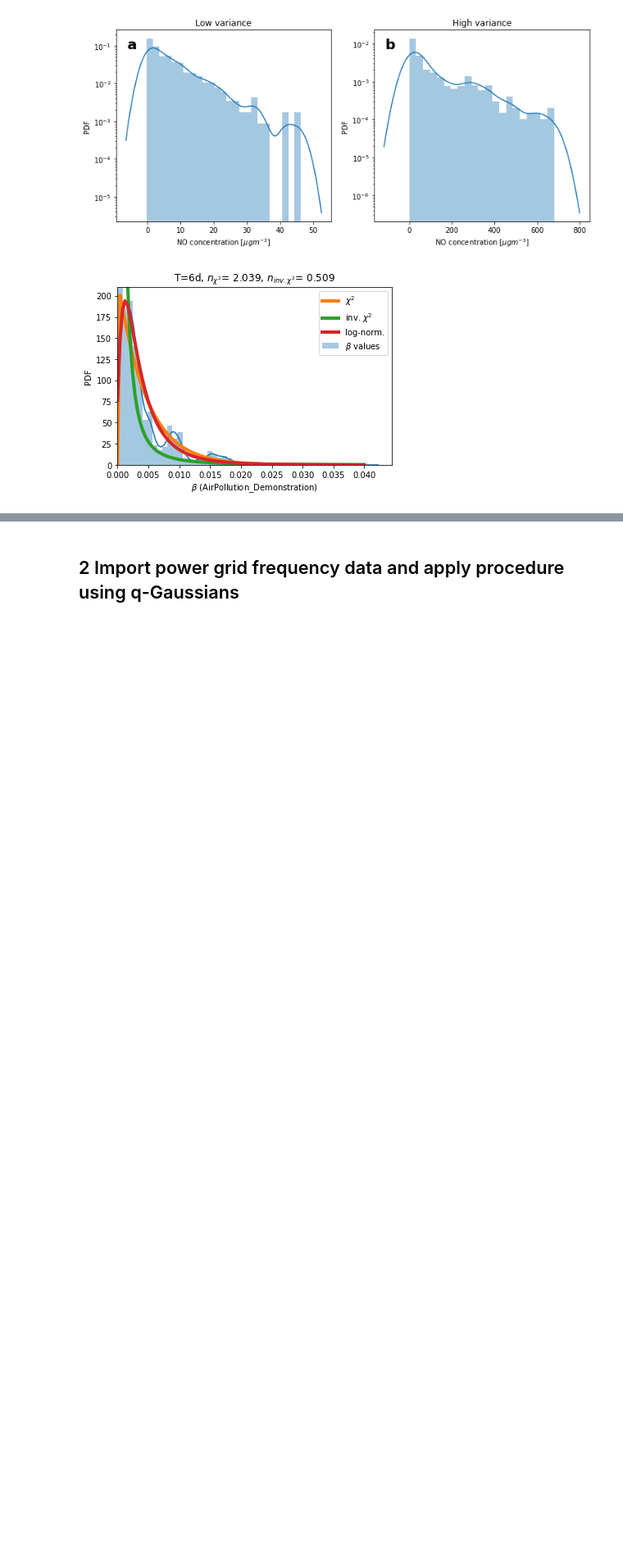
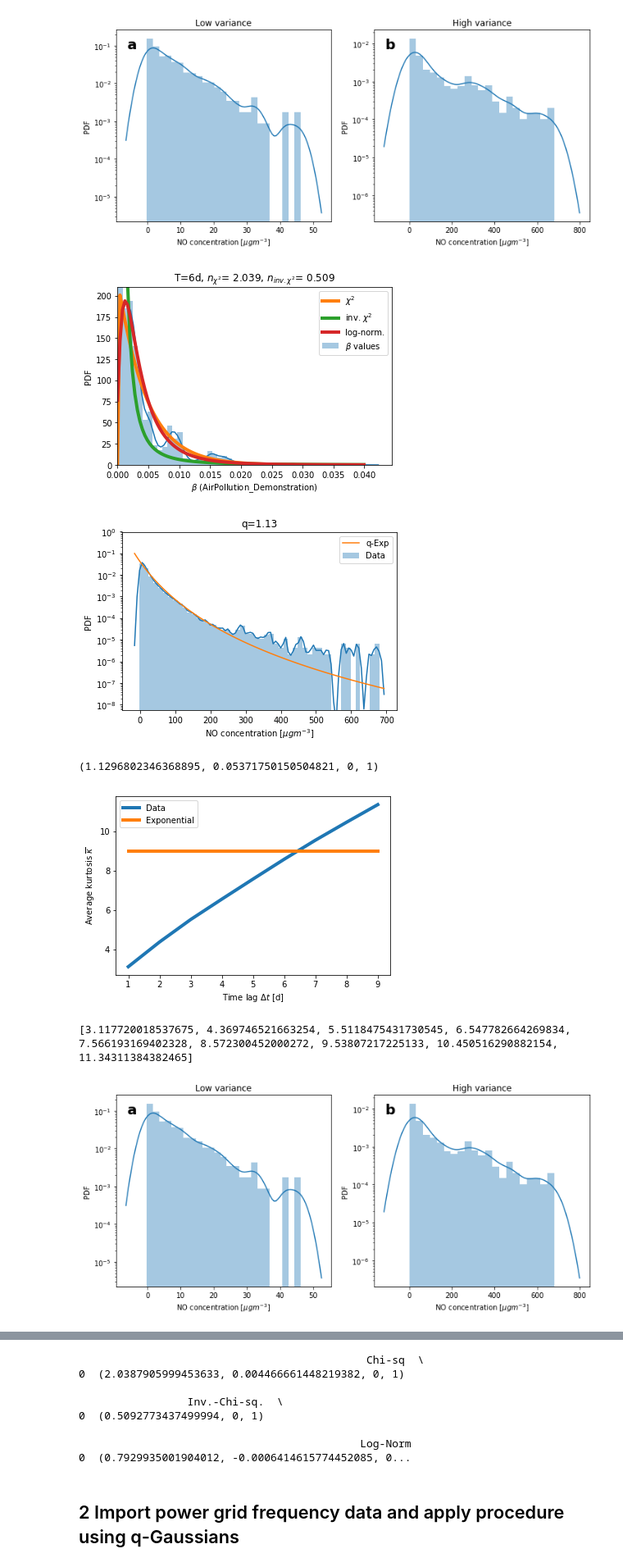
Before and after one commit to schaefer-benjamin/Superstatistics, a Jupyter notebook: Superstatistics_Examples.ipynb, the cells around one changed output, grey strips where cells are left out. Shown at 82% size. Saved outputs shown, nothing was run; the diff lists cells and outputs as text; code cells hidden in the pictures; blank space fills up the shorter version.

Commit message:
Allowed access to data
Functions now have the returnData argument, which tunes the function to return the fit or data at hand in addition to the plots

```diff
--- a/Superstatistics_Examples.ipynb
+++ b/Superstatistics_Examples.ipynb
@@ -84,3 +84,22 @@ if longTimeScale_results!='No convergence':
 [figure]
 [figure]
 [figure]
+# %%
+## all functions also support an export of the data/fit instead of purely plotting
+#run all the basic functions
+data=np.array(sampleData.tolist())
+xlabel='NO concentration [$\mu g m^{-3}$]'
+exportName='AirPollution_Demonstration'
+#histogram of the data with fit
+print(sup.plot_fluctuation_histo(data,targetKurtosis,xlabel,export=False,returnData=True))
+print(sup.plotLongTimeScale(data,1,10,1,targetKurtosis,xlabel, timeUnit,timeUnitName,export=False,returnData=True))
+longTimeScale_results=sup.determineLongTimeScale(data,initialTimeGuess,kurtosisTolerance, targetKurtosis,initalGuessIncrement=initalGuessIncrement)
+longTimeScale=int(longTimeScale_results[0])
+print(sup.plotExtremeSnapshots(data,longTimeScale,xlabel,export=False,returnData=True))
+print(sup.fit_and_plot_betaDist(data,longTimeScale,xlabel,timeUnit,timeUnitName,export=False,returnData=True))
+# %% [output]
+[figure, added]
+(1.1296802346368895, 0.05371750150504821, 0, 1)
+[figure, added]
+[3.117720018537675, 4.369746521663254, 5.5118475431730545, 6.547782664269834, 7.566193169402328, 8.572300452000272, 9.53807217225133, 10.450516290882154, 11.34311384382465]
+[figure, added]
@@ -87,3 +124,11 @@ if longTimeScale_results!='No convergence':
+                                             Chi-sq  \
+0  (2.0387905999453633, 0.004466661448219382, 0, 1)
+
+                 Inv.-Chi-sq.  \
+0  (0.5092773437499994, 0, 1)
+
+                                            Log-Norm
+0  (0.7929935001904012, -0.0006414615774452085, 0...
 # %% [markdown]
 ## 2 Import power grid frequency data and apply procedure using q-Gaussians
 # %%
```
Also changed, not shown: parts of 1 cell of this notebook, 1 other file.
